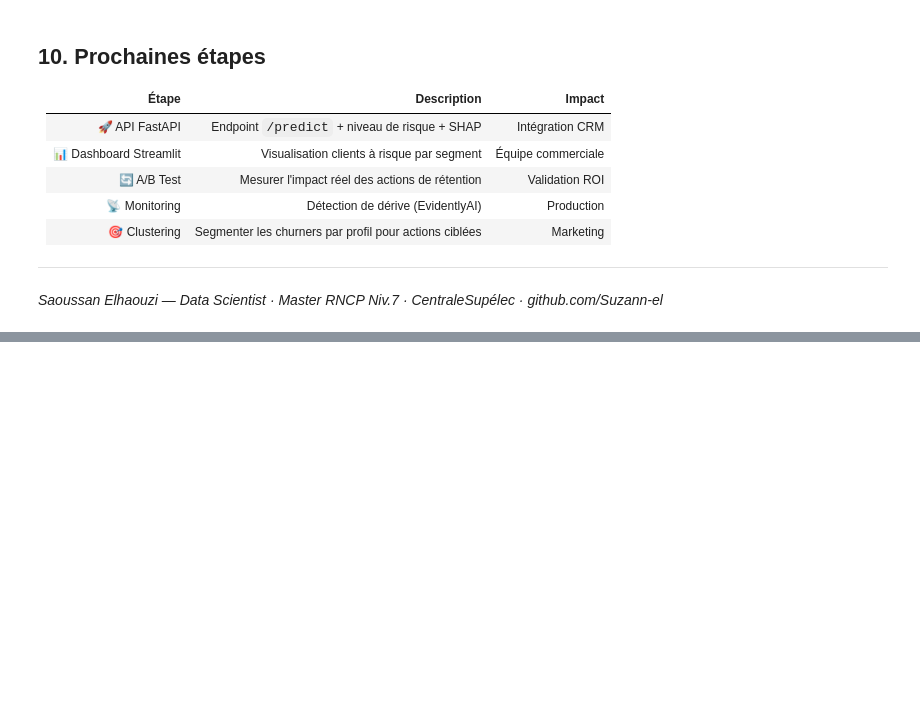
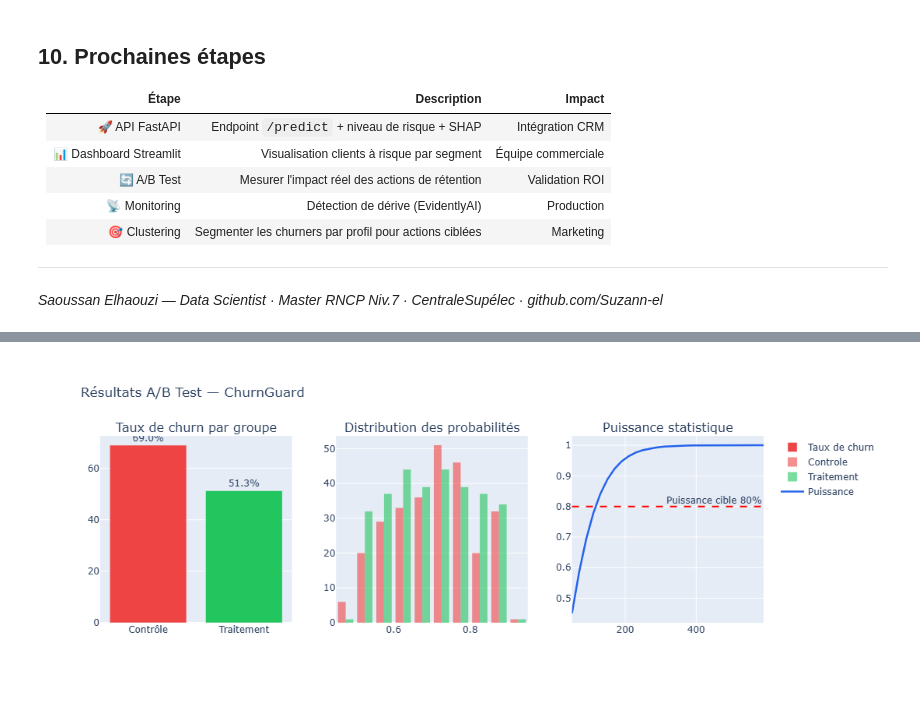
Before and after one commit to Suzann-el/ChurnGuard, a Jupyter notebook: ChurnGuard_notebook_v2.ipynb, the cells around one changed output, grey strips where cells are left out. Saved outputs shown, nothing was run; the diff lists cells and outputs as text; code cells hidden in the pictures; blank space fills up the shorter version.

```diff
--- a/ChurnGuard_notebook_v2.ipynb
+++ b/ChurnGuard_notebook_v2.ipynb
@@ -1027,0 +1149,38 @@ Fichiers sauvegardes :
+# %%
+# ── Visualisation ──────────────────────────────────────────────────────────────
+fig = make_subplots(rows=1, cols=3,
+    subplot_titles=['Taux de churn par groupe',
+                    'Distribution des probabilités',
+                    'Puissance statistique'])
+
+# 1. Taux de churn par groupe
+fig.add_trace(go.Bar(
+    x=['Contrôle', 'Traitement'],
+    y=[taux_controle*100, taux_traitement*100],
+    marker_color=['#ef4444', '#22c55e'],
+    text=[f'{taux_controle:.1%}', f'{taux_traitement:.1%}'],
+    textposition='outside', name='Taux de churn'
+), row=1, col=1)
+
+# 2. Distribution des probabilités
+for groupe, color in [('Controle','#ef4444'),('Traitement','#22c55e')]:
+    data_g = clients_a_risque[clients_a_risque['groupe']==groupe]['probabilite']
+    fig.add_trace(go.Histogram(x=data_g, name=groupe,
+                               marker_color=color, opacity=0.6, nbinsx=15), row=1, col=2)
+
+# 3. Courbe de puissance statistique
+analysis = NormalIndPower()
+sample_sizes = np.arange(50, 600, 20)
+effect_size = abs(taux_controle - taux_traitement) / np.sqrt(
+    (taux_controle*(1-taux_controle) + taux_traitement*(1-taux_traitement)) / 2)
+powers = [analysis.power(effect_size=effect_size, nobs1=n, alpha=0.05, ratio=1.0)
+          for n in sample_sizes]
+fig.add_trace(go.Scatter(x=sample_sizes, y=powers, mode='lines',
+                          line=dict(color='#2563eb', width=2.5), name='Puissance'), row=1, col=3)
+fig.add_hline(y=0.80, line_dash='dash', line_color='red',
+              annotation_text='Puissance cible 80%', row=1, col=3)
+
+fig.update_layout(height=420, title='Résultats A/B Test — ChurnGuard', barmode='group')
+fig.show()
+# %% [output]
+[figure, added]
```
Also changed, not shown: parts of 5 cells of this notebook.
